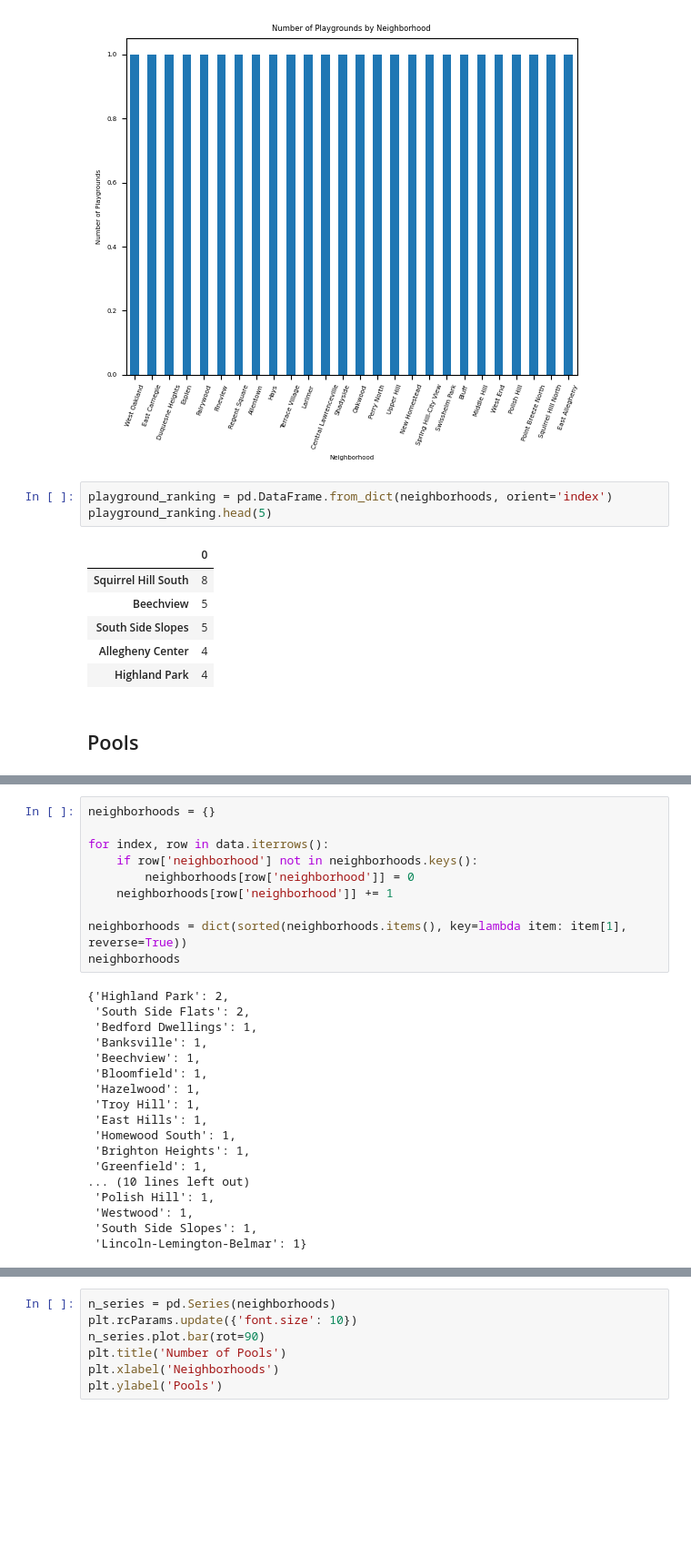
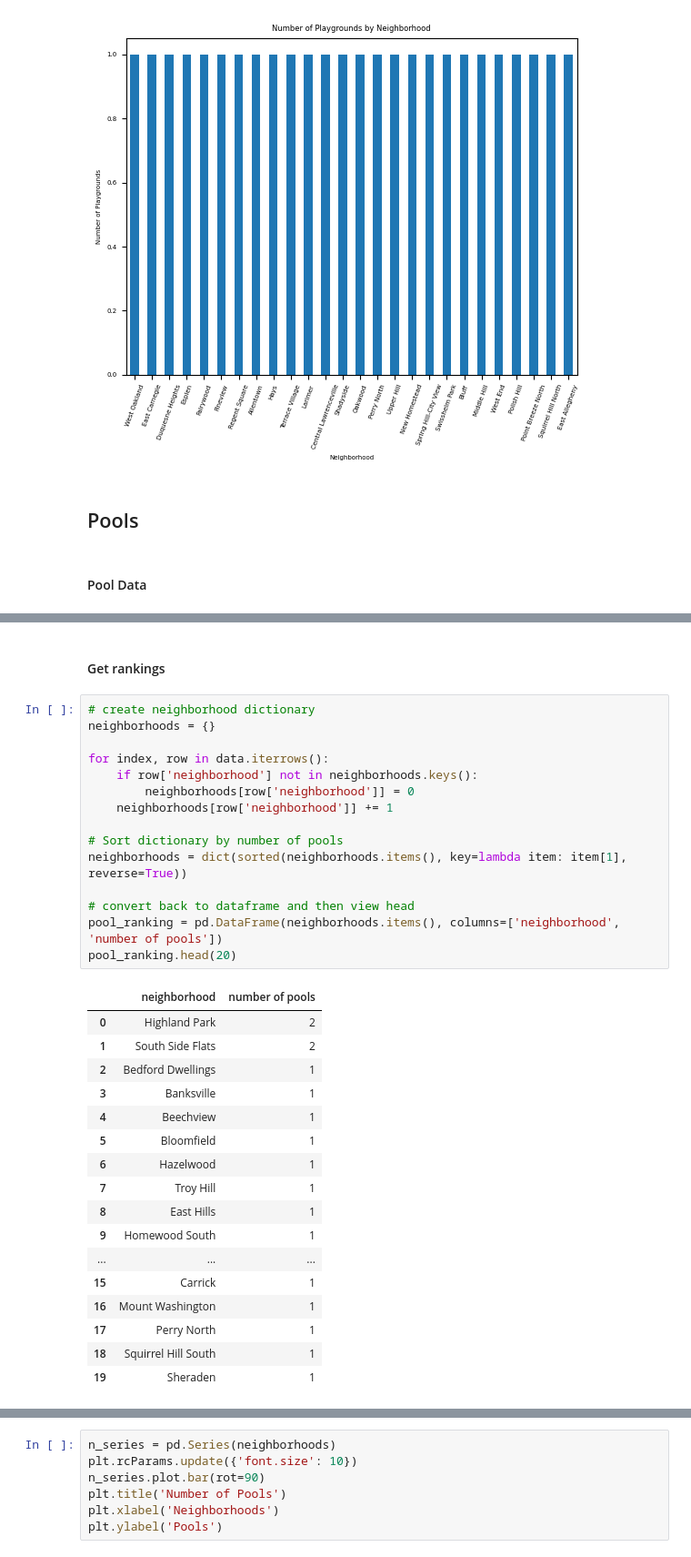
Before and after one commit to danielhufnagle/CMPINF0010FinalProj, a Jupyter notebook: Final.ipynb, the cells around one changed output, grey strips where cells are left out. Shown: that part at 91% size. Cells and saved outputs as stored; diff of their text form; blank space fills up the shorter version.

```diff
--- a/Final.ipynb
+++ b/Final.ipynb
@@ -105,18 +103,10 @@ plt.ylabel('Number of Playgrounds')
 # %% [output]
 Text(0, 0.5, 'Number of Playgrounds')
 [figure]
-# %%
-playground_ranking = pd.DataFrame.from_dict(neighborhoods, orient='index')
-playground_ranking.head(5)
-# %% [output]
-|  | 0 |
-| Squirrel Hill South | 8 |
-| Beechview | 5 |
-| South Side Slopes | 5 |
-| Allegheny Center | 4 |
-| Highland Park | 4 |
 # %% [markdown]
 ## Pools
+# %% [markdown]
+#### Pool Data
 # %%
 data = pd.read_csv('data/pools.csv')
 data.head(3)    #displays first 3 lines of pools.csv
@@ -125,31 +115,38 @@ data.head(3)    #displays first 3 lines of pools.csv
 | 0 | 1 | 899591542 | Ammon | Pool | NaN | Pittsburgh Water and Sewer Authority | 538000.0 | https://tools.wprdc.org/images/pi... | Bedford Dwellings | ... |
 | 1 | 2 | 1003800828 | Banksville | Pool | NaN | Pennsylvania American Water | 166320.0 | https://tools.wprdc.org/images/pi... | Banksville | ... |
 | 2 | 3 | 1688544652 | Beechview Spray Park | Spray Park | NaN | Pennsylvania American Water | NaN | https://tools.wprdc.org/images/pi... | Beechview | ... |
+# %% [markdown]
+#### Get rankings
 # %%
+# create neighborhood dictionary
 neighborhoods = {}
 
 for index, row in data.iterrows():
     if row['neighborhood'] not in neighborhoods.keys():
         neighborhoods[row['neighborhood']] = 0
     neighborhoods[row['neighborhood']] += 1
 
+# Sort dictionary by number of pools
 neighborhoods = dict(sorted(neighborhoods.items(), key=lambda item: item[1], reverse=True))
-neighborhoods
+
+# convert back to dataframe and then view head
+pool_ranking = pd.DataFrame(neighborhoods.items(), columns=['neighborhood', 'number of pools'])
+pool_ranking.head(20)
 # %% [output]
-{'Highland Park': 2,
- 'South Side Flats': 2,
- 'Bedford Dwellings': 1,
- 'Banksville': 1,
- 'Beechview': 1,
- 'Bloomfield': 1,
- 'Hazelwood': 1,
- 'Troy Hill': 1,
- 'East Hills': 1,
- 'Homewood South': 1,
- 'Brighton Heights': 1,
- 'Greenfield': 1,
-... (10 lines left out)
- 'Polish Hill': 1,
- 'Westwood': 1,
- 'South Side Slopes': 1,
- 'Lincoln-Lemington-Belmar': 1}
+|  | neighborhood | number of pools |
+| 0 | Highland Park | 2 |
+| 1 | South Side Flats | 2 |
+| 2 | Bedford Dwellings | 1 |
+| 3 | Banksville | 1 |
+| 4 | Beechview | 1 |
+| 5 | Bloomfield | 1 |
+| 6 | Hazelwood | 1 |
+| 7 | Troy Hill | 1 |
+| 8 | East Hills | 1 |
+| 9 | Homewood South | 1 |
+| ... | ... | ... |
+| 15 | Carrick | 1 |
+| 16 | Mount Washington | 1 |
+| 17 | Perry North | 1 |
+| 18 | Squirrel Hill South | 1 |
+| 19 | Sheraden | 1 |
```
Also changed, not shown: parts of 17 cells of this notebook, 2 other files.
